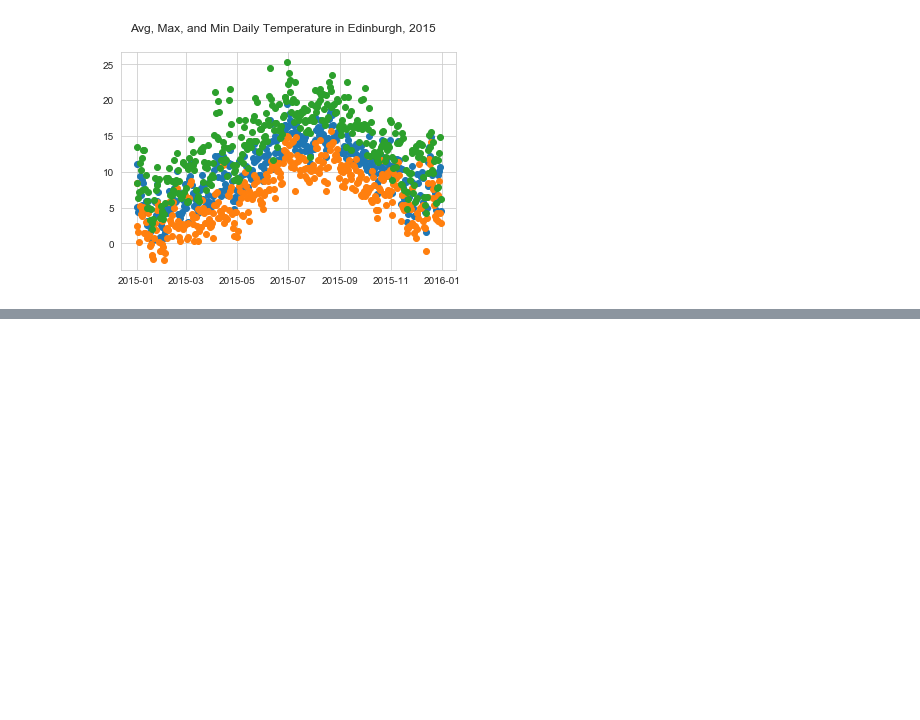
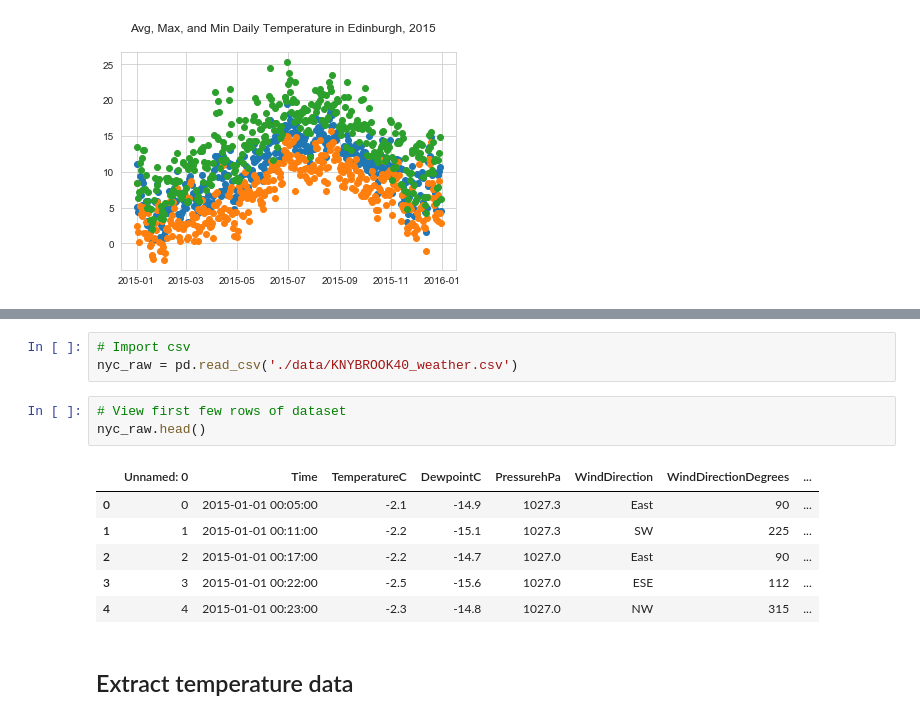
Before and after one commit to a-epstein/temp_converter, a Jupyter notebook: weather_analysis.ipynb, the cells around one changed output, grey strips where cells are left out. Drawn from its saved outputs; the diff is of its cells as text; blank space fills up the shorter version.

```diff
--- a/weather_analysis.ipynb
+++ b/weather_analysis.ipynb
@@ -235,0 +240,15 @@ plt.show()
+# %%
+# Import csv
+nyc_raw = pd.read_csv('./data/KNYBROOK40_weather.csv')
+# %%
+# View first few rows of dataset
+nyc_raw.head()
+# %% [output]
+|  | Unnamed: 0 | Time | TemperatureC | DewpointC | PressurehPa | WindDirection | WindDirectionDegrees | ... |
+| 0 | 0 | 2015-01-01 00:05:00 | -2.1 | -14.9 | 1027.3 | East | 90 | ... |
+| 1 | 1 | 2015-01-01 00:11:00 | -2.2 | -15.1 | 1027.3 | SW | 225 | ... |
+| 2 | 2 | 2015-01-01 00:17:00 | -2.2 | -14.7 | 1027.0 | East | 90 | ... |
+| 3 | 3 | 2015-01-01 00:22:00 | -2.5 | -15.6 | 1027.0 | ESE | 112 | ... |
+| 4 | 4 | 2015-01-01 00:23:00 | -2.3 | -14.8 | 1027.0 | NW | 315 | ... |
+# %% [markdown]
+## Extract temperature data
```
Also changed, not shown: parts of 12 cells of this notebook, 1 other file.
